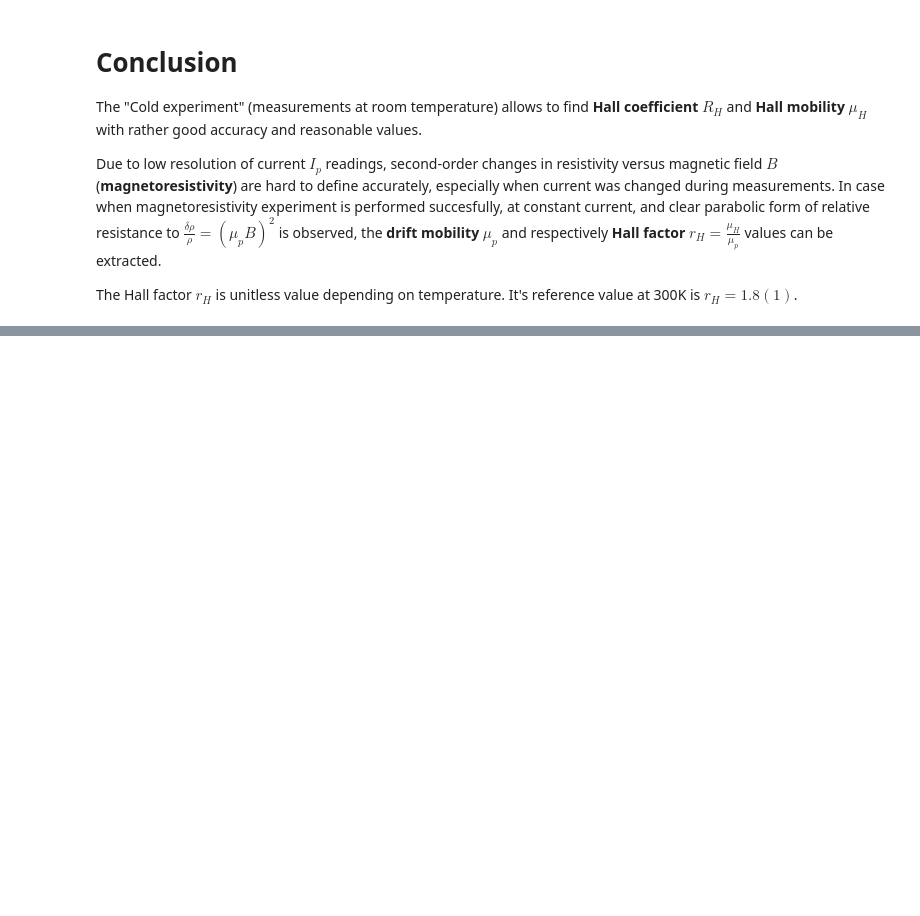
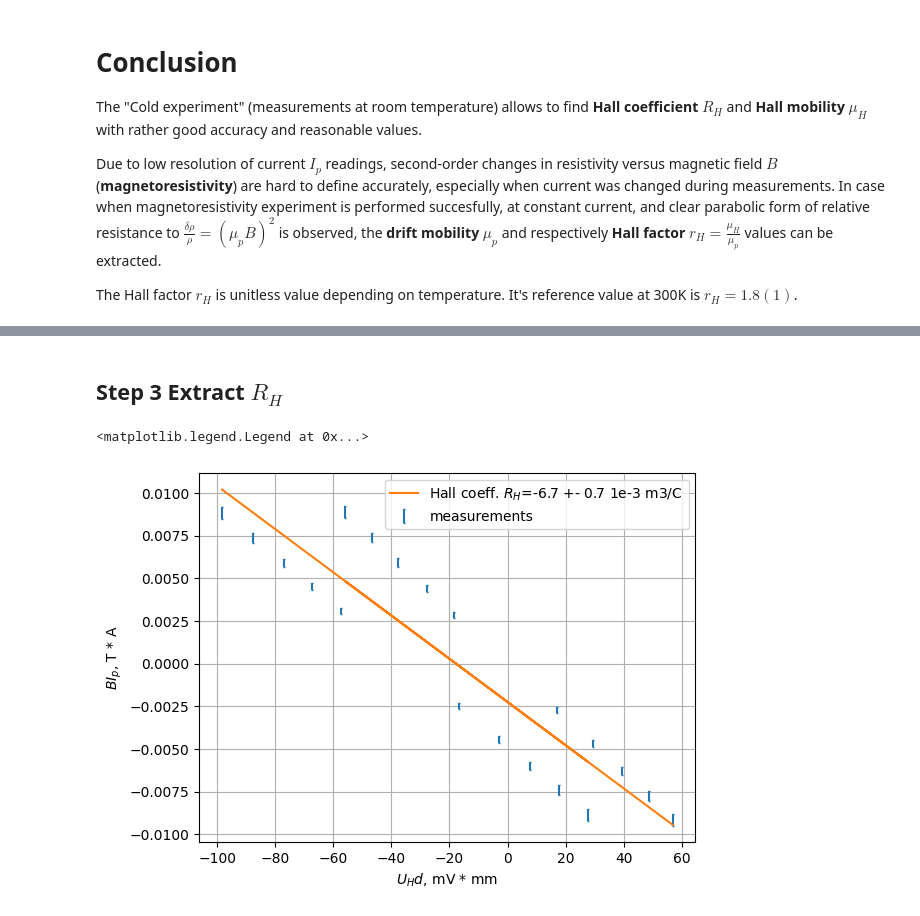
Before and after one commit to evgeny-kolonsky/Lab4, a Jupyter notebook: Hall/Hall_cold_measurements.ipynb, the cells around one changed output, grey strips where cells are left out. Saved outputs shown, nothing was run; the diff lists cells and outputs as text; code cells hidden in the pictures; blank space fills up the shorter version.

```diff
--- a/Hall/Hall_cold_measurements.ipynb
+++ b/Hall/Hall_cold_measurements.ipynb
@@ -316,0 +427,30 @@ The Hall factor $r_H$ is unitless value depending on temperature. It's reference
+# %% [markdown]
+## Step 3 Extract $R_H$
+# %%
+# hall voltage zero correction
+Uh_ = Uh - beta * Up - U0
+Uh_ = Uh - beta * Up - 20e-3
+
+
+y = B * Ip
+# relative error
+y_rel = np.sqrt(B_rel**2 + Ip_rel**2)
+y_err = np.abs(y * y_rel)
+# Error by x is negligible
+x = Uh_ * d
+fityx = linregress(y, x)
+RH = fityx. slope
+RH_err  = fityx.stderr
+
+fitxy = linregress(x, y)
+
+plt.errorbar(x*1e6, y, yerr=y_err,  capsize=1, linestyle='', label='measurements')
+plt.plot(x*1e6, fitxy.slope *x + fitxy.intercept, label=fr'Hall coeff. $R_H$={RH*1e3:.1f} +- {RH_err*1e3:.1f} 1e-3 m3/C')
+plt.grid()
+plt.ylabel(r'$B I_p$, T * A')
+plt.xlabel(r'$U_H d$, mV * mm')
+
+plt.legend()
+# %% [output]
+<matplotlib.legend.Legend at 0x...>
+[figure, added]
```
Also changed, not shown: parts of 15 cells of this notebook.
